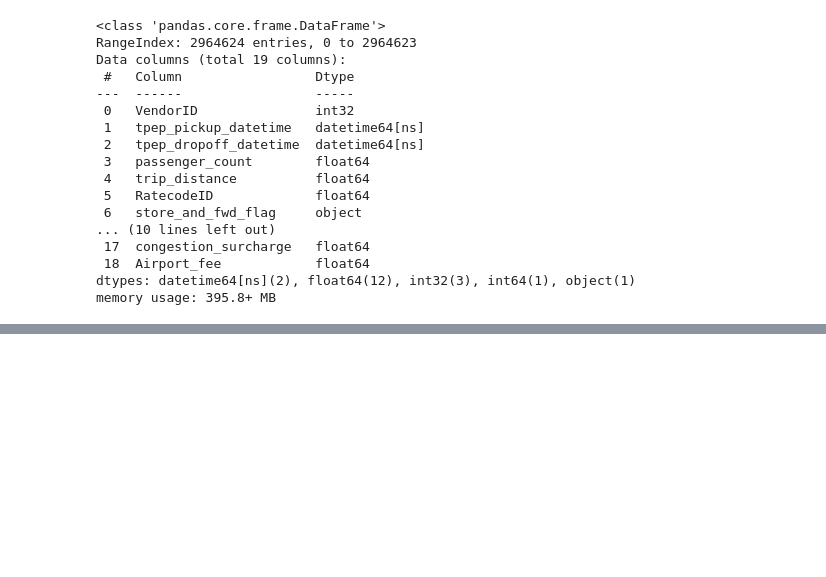
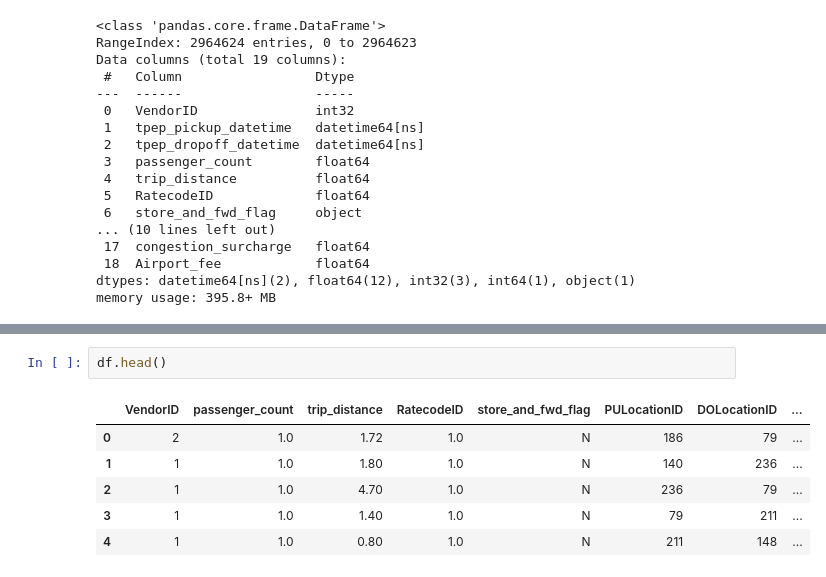
Before and after one commit to chuka19952/MLops, a Jupyter notebook: 01-intro/Homework.ipynb, the cells around one changed output, grey strips where cells are left out. Cells and saved outputs as stored; diff of their text form; blank space fills up the shorter version.

```diff
--- a/01-intro/Homework.ipynb
+++ b/01-intro/Homework.ipynb
@@ -41,0 +144,9 @@ import sklearn
+# %%
+df.head()
+# %% [output]
+|  | VendorID | passenger_count | trip_distance | RatecodeID | store_and_fwd_flag | PULocationID | DOLocationID | ... |
+| 0 | 2 | 1.0 | 1.72 | 1.0 | N | 186 | 79 | ... |
+| 1 | 1 | 1.0 | 1.80 | 1.0 | N | 140 | 236 | ... |
+| 2 | 1 | 1.0 | 4.70 | 1.0 | N | 236 | 79 | ... |
+| 3 | 1 | 1.0 | 1.40 | 1.0 | N | 79 | 211 | ... |
+| 4 | 1 | 1.0 | 0.80 | 1.0 | N | 211 | 148 | ... |
```
Also changed, not shown: parts of 11 cells of this notebook.
